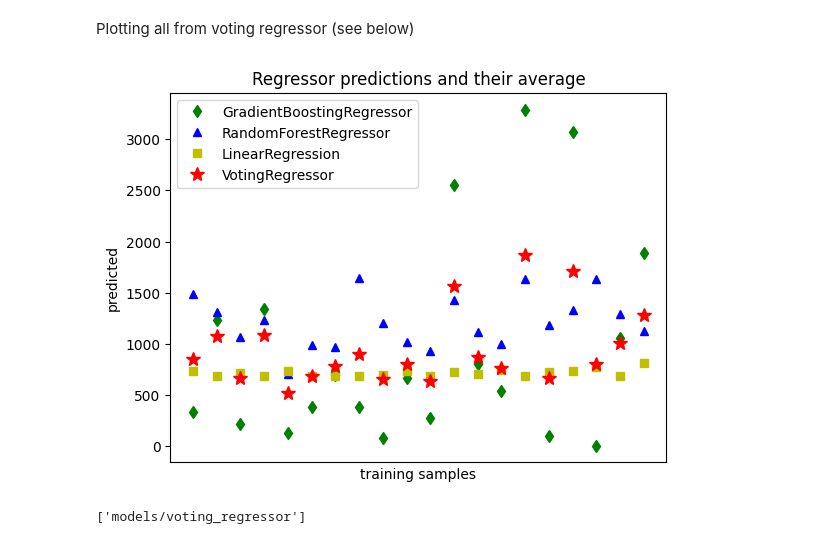
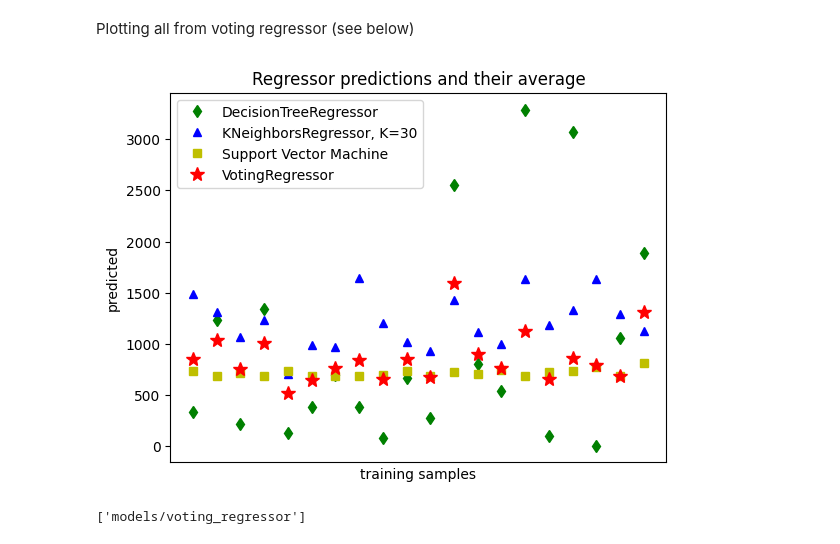
Before and after one commit to kyleosung/Cooperators_2024, a Jupyter notebook: solution_fill_vals.ipynb, the cells around one changed output. Drawn from its saved outputs; the diff is of its cells as text; code cells hidden in the pictures.

```diff
--- a/solution_fill_vals.ipynb
+++ b/solution_fill_vals.ipynb
@@ -96,7 +96,8 @@ y = df.iloc[:,-1]
 x_train, x_test, y_train, y_test = train_test_split(
     x,
     y,
-    test_size = 0.25, # train is 75%, test is 25%
+    train_size = 0.8,
+    test_size = 0.2, # train is 80%, test is 20%
     random_state = 0, # stratify = y,
 )
 # %%
@@ -202,7 +217,7 @@ r3 = svm.SVR()
 
 er = VotingRegressor([('dt', r1), ('kn', r2), ('sv', r3)])
 
-er.fit(x, y)
+er.fit(x_train, y_train)
 
 y_pred = er.predict(x_test)
 
@@ -226,20 +241,20 @@ pred3 = r3.predict(xt)
 pred4 = er.predict(xt)
 # %%
 plt.figure()
-plt.plot(pred1, "gd", label="GradientBoostingRegressor")
-plt.plot(pred2, "b^", label="RandomForestRegressor")
-plt.plot(pred3, "ys", label="LinearRegression")
+plt.plot(pred1, "gd", label="DecisionTreeRegressor")
+plt.plot(pred2, "b^", label="KNeighborsRegressor, K=30")
+plt.plot(pred3, "ys", label="Support Vector Machine")
 plt.plot(pred4, "r*", ms=10, label="VotingRegressor")
 
 plt.tick_params(axis="x", which="both", bottom=False, top=False, labelbottom=False)
 plt.ylabel("predicted")
 plt.xlabel("training samples")
 plt.legend(loc="best")
 plt.title("Regressor predictions and their average")
 
 plt.show()
 # %% [output]
-[figure, old version]
+[figure, new version]
 # %%
 from joblib import dump, load
 
```
Also changed, not shown: parts of 10 cells of this notebook, 49 other files.
